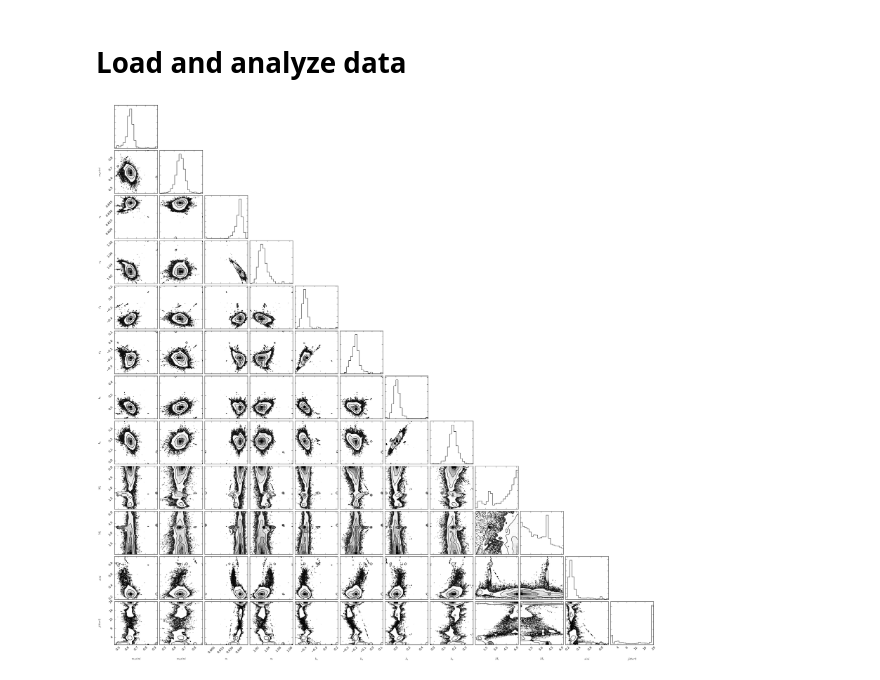
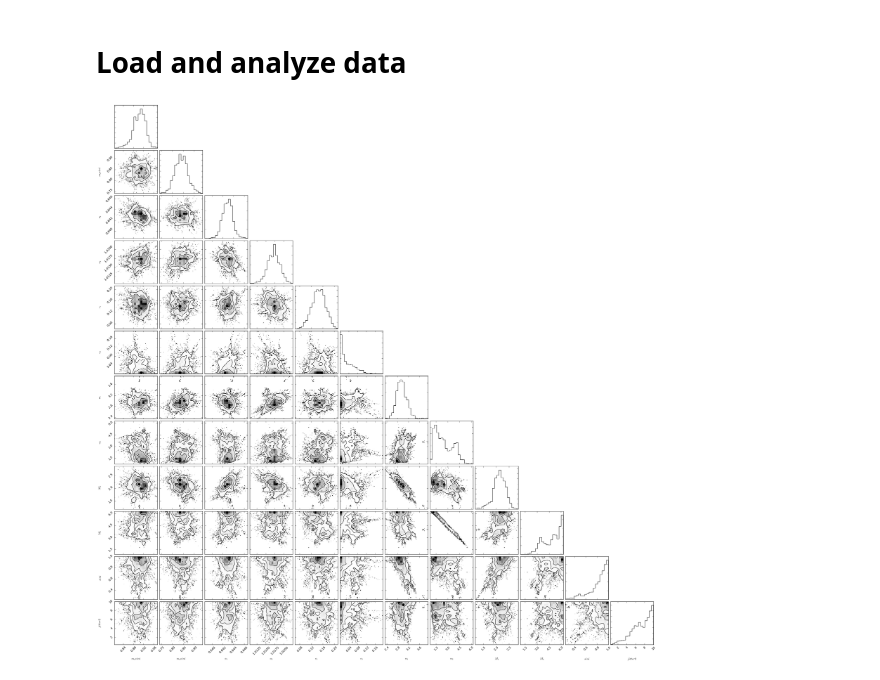
Before and after one commit to silburt/HD155358, a Jupyter notebook: HD155358_efit-Copy1.ipynb, the cells around one changed output. Cells and saved outputs as stored; diff of their text form; code cells hidden in the pictures.

Commit message:
new chains

```diff
--- a/HD155358_efit-Copy1.ipynb
+++ b/HD155358_efit-Copy1.ipynb
@@ -95,21 +92,18 @@ def lnprob(theta_j, times, y, yerr2):
         return -np.inf
     return lnp + lnlike(theta_j, times, y, yerr2)
 # %%
-#conv
-dtoR = np.pi/180.                         #degrees -> radians
-
 #data
 times = data["BJD"] - data["BJD"].iloc[0] #BJD (days)
-m1sini,m2sini = 0.85,0.82                  #Jupiter masses, default 0.85,0.82
-a1,a2 = 0.64,1.02                          #AU, default: 0.64, 1.02
+m1sini,m2sini = 0.85,0.82                 #Jupiter masses, default 0.85,0.82
+a1,a2 = 0.64,1.02                         #AU, default: 0.64, 1.02
 e1,e2 = 0.3,0.16                          #default: 0.17,0.16
-w1,w2 = 143.*dtoR,180.*dtoR                #in radians, default: 143, 180
-M1,M2 = 150.*dtoR,233.*dtoR                #in degrees, default: 129, 233
+w1,w2 = 2.86,1.30                         #in radians, default: 143, 180
+M1,M2 = 2.310,6.176                       #in degrees, default: 129, 233
 sini = 1                                  #inclination angle
-jitter2 = 1                               #stellar jitter term squared (m^2/s^2)
+jitter2 = 2                               #stellar jitter term squared (m^2/s^2)
 
 theta_ini = [m1sini,m2sini,a1,a2,e1,e2,w1,w2,M1,M2,sini,jitter2]
-ndim, nwalkers, n_it = len(theta_ini), 50, 1500
+ndim, nwalkers, n_it = len(theta_ini), 50, 5000
 # %% [markdown]
 Run the MCMC. **Warning**. This could take a while.
 # %%
@@ -124,9 +116,13 @@ np.save("round2.npy",sampler.chain)
 # %%
 #Corner plot
 burnin = 1000
-samples = np.load("round1.npy")[:, burnin:, :].reshape((-1, ndim))
+#filename="emcee_chains/ewfit_nojitter_50walk_1500step"
+filename="emcee_chains/ewfit_jitter_nopool_nwalk50_nit1500"
+samples = np.load(filename+".npy")[:, burnin:, :].reshape((-1, ndim))
+# %%
+labels=["$m_1sini$","$m_2sini$","$a_1$","$a_2$","$e_1$","$e_2$","$w_1$","$w_2$","$M_1$","$M_2$","$sini$","$jitter2$"]
 # %%
-fig = corner.corner(samples, labels=["$m_1sini$","$m_2sini$","$a_1$","$a_2$","$h_1$","$h_2$","$k_1$","$k_2$","$M_1$","$M_2$","$sini$","$jitter2$"])
-fig.savefig("MCMC_corner.png")
+fig = corner.corner(samples, labels=labels)
+fig.savefig(filename+"_corner.png")
 # %% [output]
-[figure, old version]
+[figure, new version]
```
Also changed, not shown: parts of 15 cells of this notebook, 1 other file.
